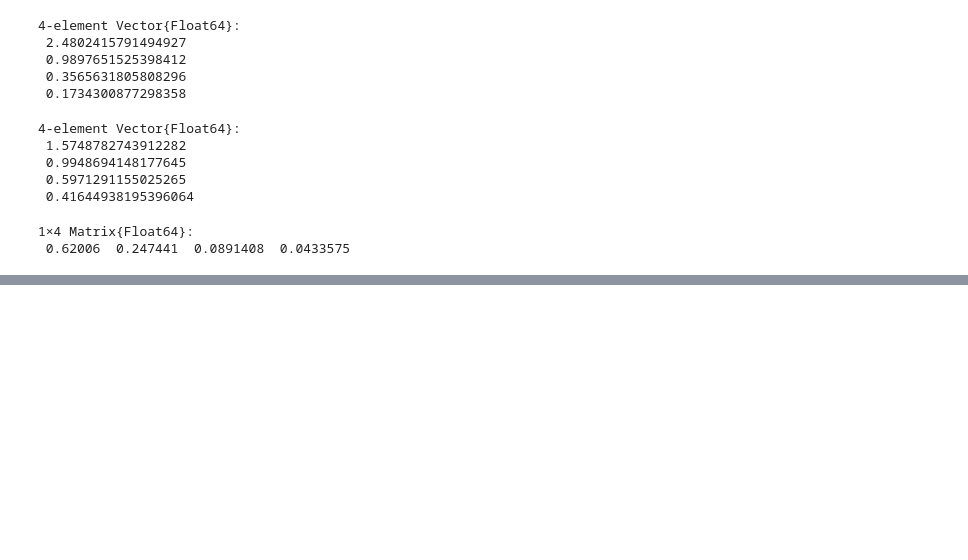
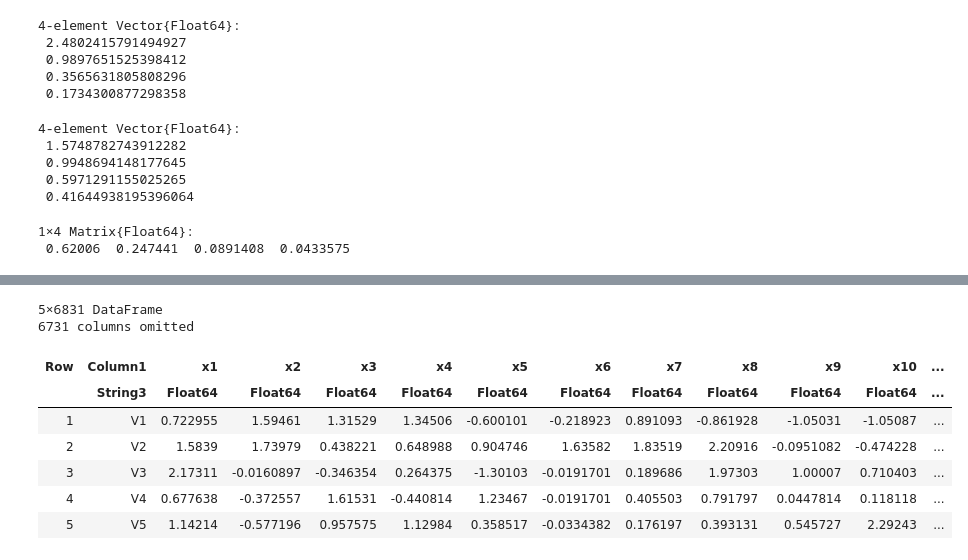
Before and after one commit to eigen-arnav/ISLR-Julia, a Jupyter notebook: Notebooks/Chapter-10.ipynb, the cells around one changed output, grey strips where cells are left out. Drawn from its saved outputs; the diff is of its cells as text; code cells hidden in the pictures; blank space fills up the shorter version.

```diff
--- a/Notebooks/Chapter-10.ipynb
+++ b/Notebooks/Chapter-10.ipynb
@@ -223,0 +269,18 @@ plot()
+# %%
+# standardize datafram
+newdf3 = df3_temp[!, Not("Column1")]
+df3_temp_mat = Matrix(newdf3) #convert dataframe to matrix
+dt_std3 = standardize(ZScoreTransform, df3_temp_mat, dims=1)
+df3 = DataFrame(dt_std3[:,:], :auto)
+df3 = insertcols!(df3, 1, :Column1 => df3_temp[:,"Column1"])
+first(df3,5)
+# %% [output]
+5×6831 DataFrame
+6731 columns omitted
+| Row | Column1 | x1 | x2 | x3 | x4 | x5 | x6 | x7 | x8 | x9 | x10 | ... |
+|  | String3 | Float64 | Float64 | Float64 | Float64 | Float64 | Float64 | Float64 | Float64 | Float64 | Float64 | ... |
+| 1 | V1 | 0.722955 | 1.59461 | 1.31529 | 1.34506 | -0.600101 | -0.218923 | 0.891093 | -0.861928 | -1.05031 | -1.05087 | ... |
+| 2 | V2 | 1.5839 | 1.73979 | 0.438221 | 0.648988 | 0.904746 | 1.63582 | 1.83519 | 2.20916 | -0.0951082 | -0.474228 | ... |
+| 3 | V3 | 2.17311 | -0.0160897 | -0.346354 | 0.264375 | -1.30103 | -0.0191701 | 0.189686 | 1.97303 | 1.00007 | 0.710403 | ... |
+| 4 | V4 | 0.677638 | -0.372557 | 1.61531 | -0.440814 | 1.23467 | -0.0191701 | 0.405503 | 0.791797 | 0.0447814 | 0.118118 | ... |
+| 5 | V5 | 1.14214 | -0.577196 | 0.957575 | 1.12984 | 0.358517 | -0.0334382 | 0.176197 | 0.393131 | 0.545727 | 2.29243 | ... |
```
Also changed, not shown: parts of 24 cells of this notebook.
